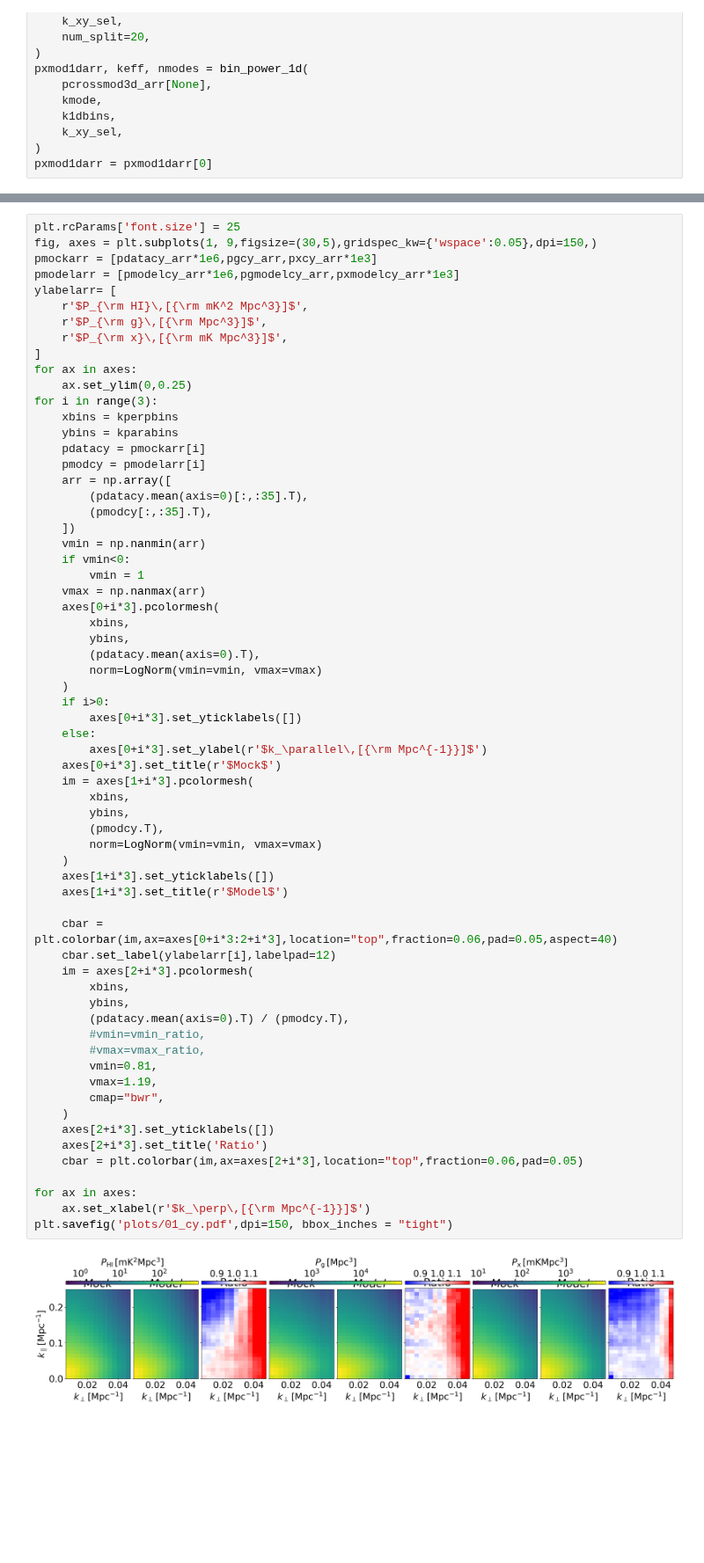
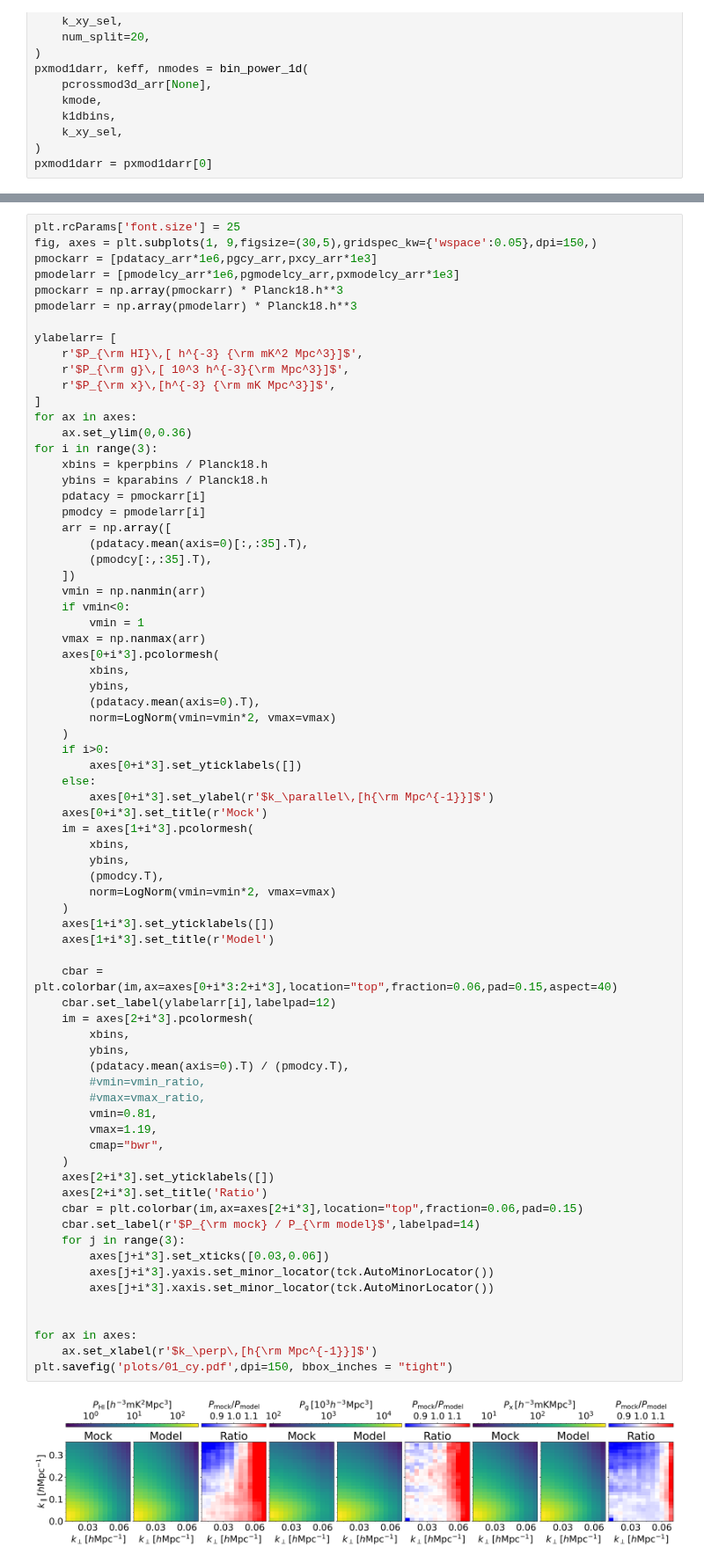
Before and after one commit to meerklass/meer21cm, a Jupyter notebook: papers/validation/plot_01.ipynb, the cells around one changed output, grey strips where cells are left out. Shown at 88% size. Saved outputs shown, nothing was run; the diff lists cells and outputs as text; blank space fills up the shorter version.

```diff
--- a/papers/validation/plot_01.ipynb
+++ b/papers/validation/plot_01.ipynb
@@ -292,16 +259,19 @@ plt.rcParams['font.size'] = 25
 fig, axes = plt.subplots(1, 9,figsize=(30,5),gridspec_kw={'wspace':0.05},dpi=150,)
 pmockarr = [pdatacy_arr*1e6,pgcy_arr,pxcy_arr*1e3]
 pmodelarr = [pmodelcy_arr*1e6,pgmodelcy_arr,pxmodelcy_arr*1e3]
+pmockarr = np.array(pmockarr) * Planck18.h**3
+pmodelarr = np.array(pmodelarr) * Planck18.h**3
+
 ylabelarr= [
-    r'$P_{\rm HI}\,[{\rm mK^2 Mpc^3}]$',
-    r'$P_{\rm g}\,[{\rm Mpc^3}]$',
-    r'$P_{\rm x}\,[{\rm mK Mpc^3}]$',
+    r'$P_{\rm HI}\,[ h^{-3} {\rm mK^2 Mpc^3}]$',
+    r'$P_{\rm g}\,[ 10^3 h^{-3}{\rm Mpc^3}]$',
+    r'$P_{\rm x}\,[h^{-3} {\rm mK Mpc^3}]$',
 ]
 for ax in axes:
-    ax.set_ylim(0,0.25)
+    ax.set_ylim(0,0.36)
 for i in range(3):
-    xbins = kperpbins
-    ybins = kparabins
+    xbins = kperpbins / Planck18.h
+    ybins = kparabins / Planck18.h
     pdatacy = pmockarr[i]
     pmodcy = pmodelarr[i]
     arr = np.array([
@@ -316,43 +286,49 @@ for i in range(3):
         xbins,
         ybins,
         (pdatacy.mean(axis=0).T),
-        norm=LogNorm(vmin=vmin, vmax=vmax)
+        norm=LogNorm(vmin=vmin*2, vmax=vmax)
     )
     if i>0:
         axes[0+i*3].set_yticklabels([])
     else:
-        axes[0+i*3].set_ylabel(r'$k_\parallel\,[{\rm Mpc^{-1}}]$')
-    axes[0+i*3].set_title(r'$Mock$')
+        axes[0+i*3].set_ylabel(r'$k_\parallel\,[h{\rm Mpc^{-1}}]$')
+    axes[0+i*3].set_title(r'Mock')
     im = axes[1+i*3].pcolormesh(
         xbins,
         ybins,
         (pmodcy.T),
-        norm=LogNorm(vmin=vmin, vmax=vmax)
+        norm=LogNorm(vmin=vmin*2, vmax=vmax)
     )
     axes[1+i*3].set_yticklabels([])
-    axes[1+i*3].set_title(r'$Model$')
+    axes[1+i*3].set_title(r'Model')
 
-    cbar = plt.colorbar(im,ax=axes[0+i*3:2+i*3],location="top",fraction=0.06,pad=0.05,aspect=40)
+    cbar = plt.colorbar(im,ax=axes[0+i*3:2+i*3],location="top",fraction=0.06,pad=0.15,aspect=40)
     cbar.set_label(ylabelarr[i],labelpad=12)
     im = axes[2+i*3].pcolormesh(
         xbins,
         ybins,
         (pdatacy.mean(axis=0).T) / (pmodcy.T),
         #vmin=vmin_ratio,
         #vmax=vmax_ratio,
         vmin=0.81,
         vmax=1.19,
         cmap="bwr",
     )
     axes[2+i*3].set_yticklabels([])
     axes[2+i*3].set_title('Ratio')
-    cbar = plt.colorbar(im,ax=axes[2+i*3],location="top",fraction=0.06,pad=0.05)
+    cbar = plt.colorbar(im,ax=axes[2+i*3],location="top",fraction=0.06,pad=0.15)
+    cbar.set_label(r'$P_{\rm mock} / P_{\rm model}$',labelpad=14)
+    for j in range(3):
+        axes[j+i*3].set_xticks([0.03,0.06])
+        axes[j+i*3].yaxis.set_minor_locator(tck.AutoMinorLocator())
+        axes[j+i*3].xaxis.set_minor_locator(tck.AutoMinorLocator())
+
 
 for ax in axes:
-    ax.set_xlabel(r'$k_\perp\,[{\rm Mpc^{-1}}]$')
+    ax.set_xlabel(r'$k_\perp\,[h{\rm Mpc^{-1}}]$')
 plt.savefig('plots/01_cy.pdf',dpi=150, bbox_inches = "tight")
 # %% [output]
-[figure, old version]
+[figure, new version]
 # %%
 plt.rcParams['font.size'] = 26
 fig,axes=plt.subplots(
```
Also changed, not shown: parts of 9 cells of this notebook, 2 other files.
